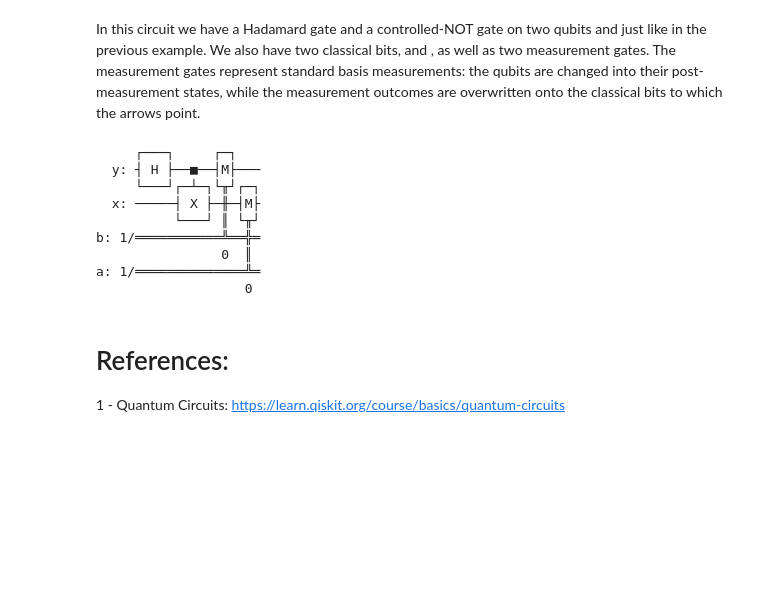
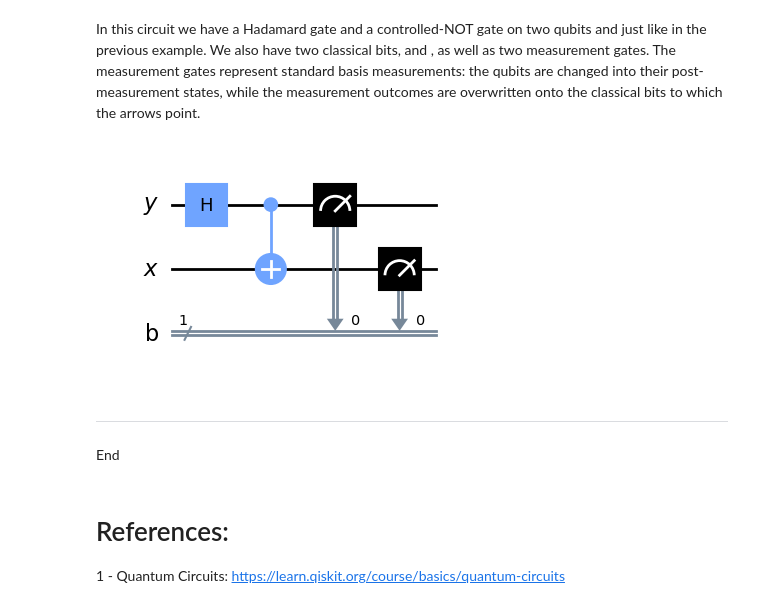
Before and after one commit to rodAlm08/emerging_tech_repo, a Jupyter notebook: project.ipynb, the cells around one changed output. Saved outputs shown, nothing was run; the diff lists cells and outputs as text; code cells hidden in the pictures; blank space fills up the shorter version.

```diff
--- a/project.ipynb
+++ b/project.ipynb
@@ -7,24 +7,16 @@ In this circuit we have a Hadamard gate and a controlled-NOT gate on two qubits
 # %%
 from qiskit import QuantumCircuit, QuantumRegister, ClassicalRegister
 X = QuantumRegister(1, "x")
 Y = QuantumRegister(1, "y")
 A = ClassicalRegister(1, "a")
 B = ClassicalRegister(1, "b")
 
-circuit = QuantumCircuit(Y, X, B, A)
+circuit = QuantumCircuit(Y, X, B)
 circuit.h(Y)
 circuit.cx(Y, X)
 
 circuit.measure(Y, B)
-circuit.measure(X, A)
-circuit.draw()
+circuit.measure(X, B)
+circuit.draw(output='mpl')
 # %% [output]
-     ┌───┐     ┌─┐
-  y: ┤ H ├──■──┤M├───
-     └───┘┌─┴─┐└╥┘┌─┐
-  x: ─────┤ X ├─╫─┤M├
-          └───┘ ║ └╥┘
-b: 1/═══════════╩══╬═
-                0  ║
-a: 1/══════════════╩═
-                   0
+[figure, added]
@@ -31,3 +25,6 @@ a: 1/══════════════╩═
+# %% [markdown]
+***
+End
 # %% [markdown]
 # References:
 
```
Also changed, not shown: parts of 2 cells of this notebook, 4 other files.
